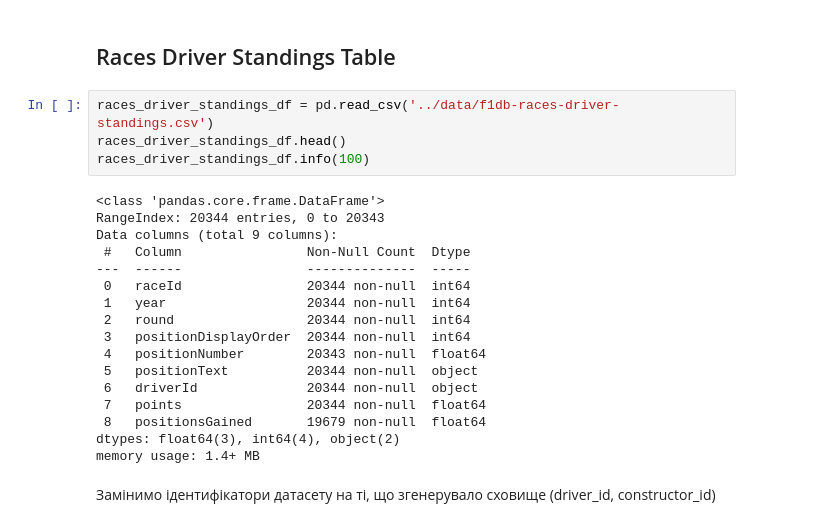
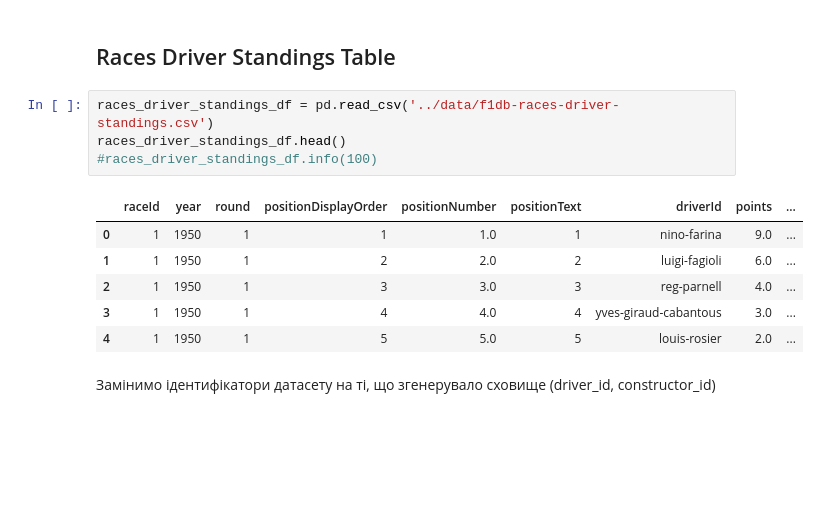
Before and after one commit to zagrebelnio/F1-Championship-Data-Analysis, a Jupyter notebook: storage/scripts/fact_tables.ipynb, the cells around one changed output. Drawn from its saved outputs; the diff is of its cells as text; blank space fills up the shorter version.

```diff
--- a/storage/scripts/fact_tables.ipynb
+++ b/storage/scripts/fact_tables.ipynb
@@ -569,24 +451,14 @@ insert_data(races_dod_results_df, 'races_dod_results')
 # %%
 races_driver_standings_df = pd.read_csv('../data/f1db-races-driver-standings.csv')
 races_driver_standings_df.head()
-races_driver_standings_df.info(100)
+#races_driver_standings_df.info(100)
 # %% [output]
-<class 'pandas.core.frame.DataFrame'>
-RangeIndex: 20344 entries, 0 to 20343
-Data columns (total 9 columns):
- #   Column                Non-Null Count  Dtype
----  ------                --------------  -----
- 0   raceId                20344 non-null  int64
- 1   year                  20344 non-null  int64
- 2   round                 20344 non-null  int64
- 3   positionDisplayOrder  20344 non-null  int64
- 4   positionNumber        20343 non-null  float64
- 5   positionText          20344 non-null  object
- 6   driverId              20344 non-null  object
- 7   points                20344 non-null  float64
- 8   positionsGained       19679 non-null  float64
-dtypes: float64(3), int64(4), object(2)
-memory usage: 1.4+ MB
+|  | raceId | year | round | positionDisplayOrder | positionNumber | positionText | driverId | points | ... |
+| 0 | 1 | 1950 | 1 | 1 | 1.0 | 1 | nino-farina | 9.0 | ... |
+| 1 | 1 | 1950 | 1 | 2 | 2.0 | 2 | luigi-fagioli | 6.0 | ... |
+| 2 | 1 | 1950 | 1 | 3 | 3.0 | 3 | reg-parnell | 4.0 | ... |
+| 3 | 1 | 1950 | 1 | 4 | 4.0 | 4 | yves-giraud-cabantous | 3.0 | ... |
+| 4 | 1 | 1950 | 1 | 5 | 5.0 | 5 | louis-rosier | 2.0 | ... |
 # %% [markdown]
 Замінимо ідентифікатори датасету на ті, що згенерувало сховище (driver_id, constructor_id)
 # %%
```
Also changed, not shown: parts of 19 cells of this notebook, 1 other file.
